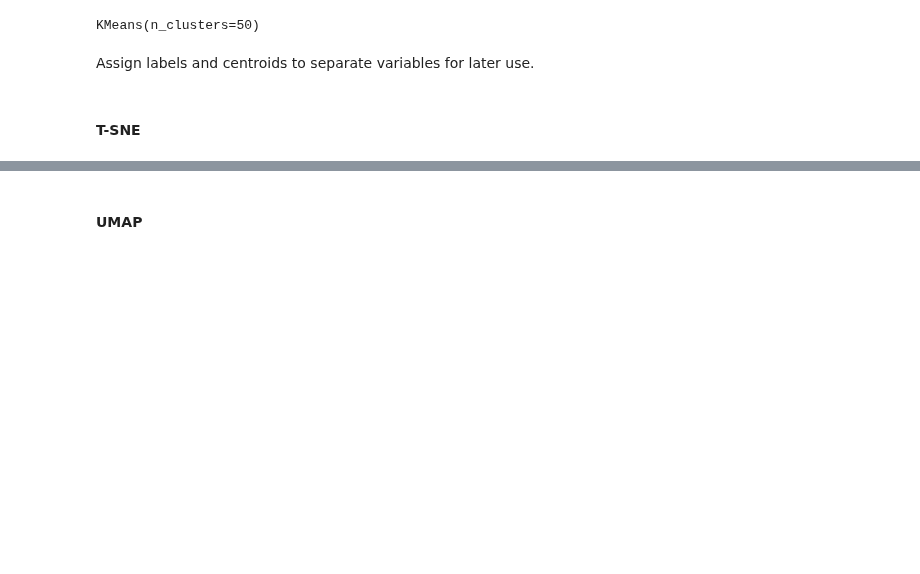
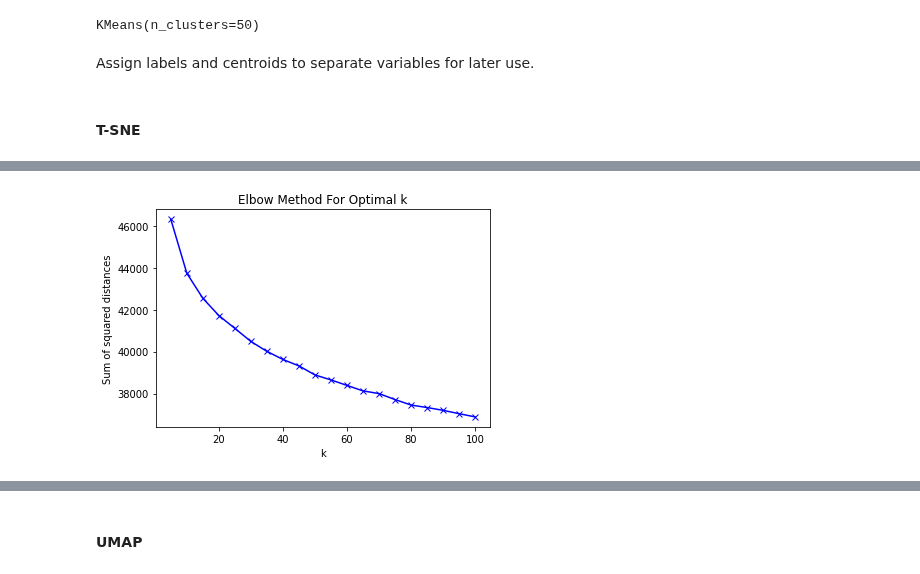
Before and after one commit to maybemkl/wmdecompose, a Jupyter notebook: notebooks/IMDB_example.ipynb, the cells around one changed output, grey strips where cells are left out. Drawn from its saved outputs; the diff is of its cells as text; code cells hidden in the pictures; blank space fills up the shorter version.

```diff
--- a/notebooks/IMDB_example.ipynb
+++ b/notebooks/IMDB_example.ipynb
@@ -293,0 +305,2 @@ X_tsne = TSNE(n_components=n_components, method=method, verbose=verbose).fit_tra
+# %%
+pca_fit = PCA(n_components = 0.9).fit(X)
@@ -293,0 +329,4 @@ X_tsne = TSNE(n_components=n_components, method=method, verbose=verbose).fit_tra
+# %%
+X_pca = pca_fit.transform(X)
+# %%
+pca_ssd, pca_silhouette = kmeans_search(X_pca, K)
@@ -293,0 +354,4 @@ X_tsne = TSNE(n_components=n_components, method=method, verbose=verbose).fit_tra
+# %%
+plot_kmeans(K,pca_ssd,"elbow")
+# %% [output]
+[figure, added]
```
Also changed, not shown: parts of 45 cells of this notebook.
